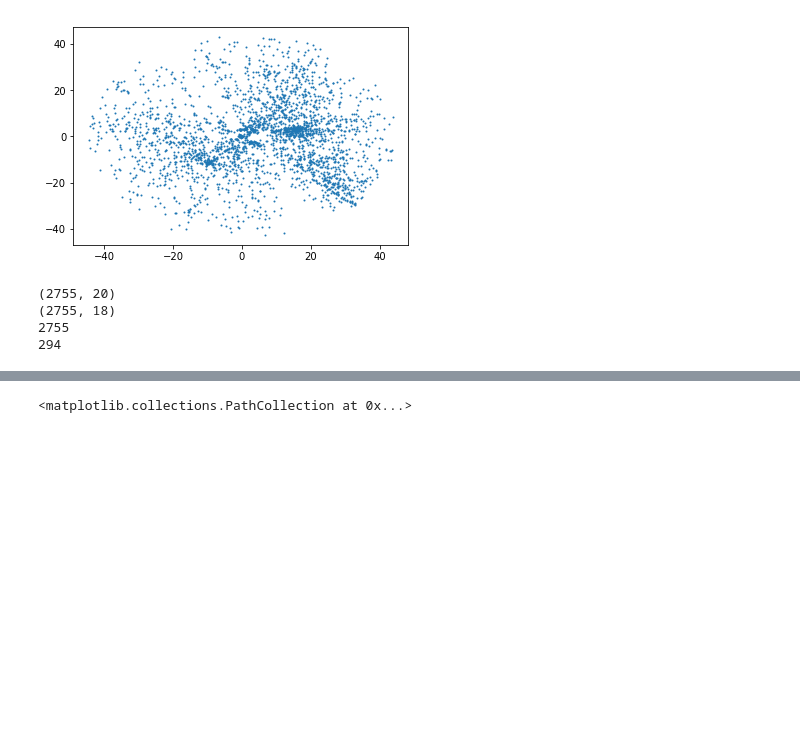
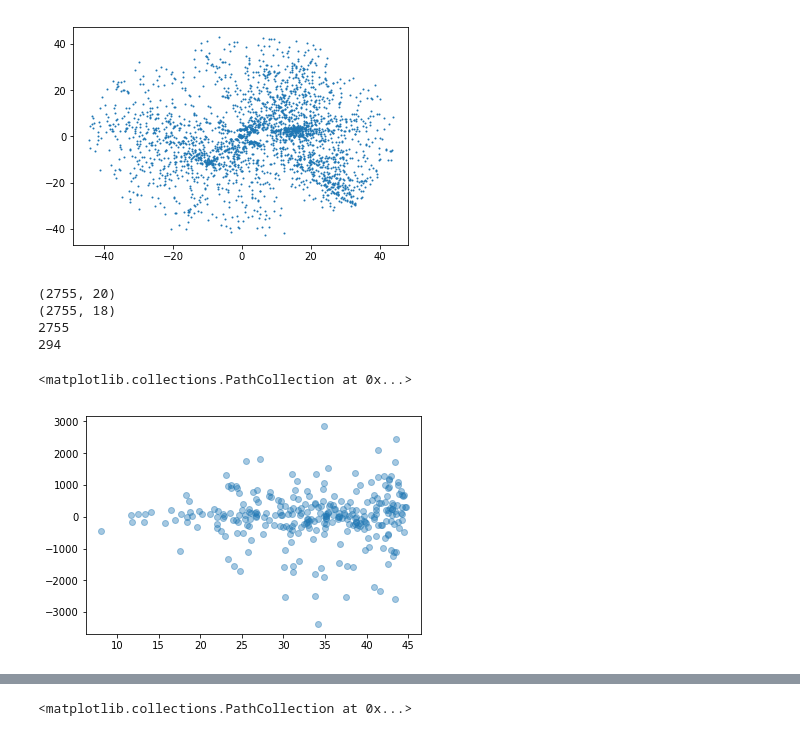
Before and after one commit to forero/LGModGrav, a Jupyter notebook: code/cosmic_flows.ipynb, the cells around one changed output, grey strips where cells are left out. Cells and saved outputs as stored; diff of their text form; code cells hidden in the pictures; blank space fills up the shorter version.

```diff
--- a/code/cosmic_flows.ipynb
+++ b/code/cosmic_flows.ipynb
@@ -130,3 +130,8 @@ pair_3d = np.sqrt((cartesian_data[halo_B_id, 0] - cartesian_data[halo_A_id,0])**
 pair_d = (cartesian_data[halo_B_id, 2] - cartesian_data[halo_A_id,2])
 hubble = 78.0
 pair_v = (vradial_data[halo_B_id] - dradial_data[halo_B_id]*hubble) - (vradial_data[halo_A_id] -dradial_data[halo_A_id]*hubble)
+# %%
+plt.scatter(0.5*(dradial_data[halo_B_id]+dradial_data[halo_A_id]), pair_v, alpha=0.4)
+# %% [output]
+<matplotlib.collections.PathCollection at 0x...>
+[figure, added]
```
Also changed, not shown: parts of 5 cells of this notebook, 1 other file.
